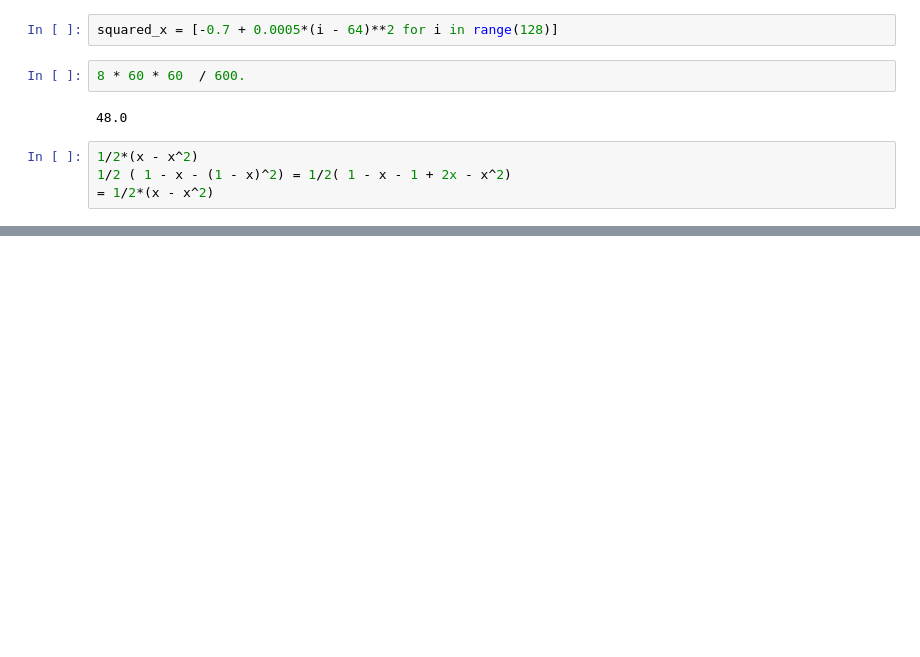
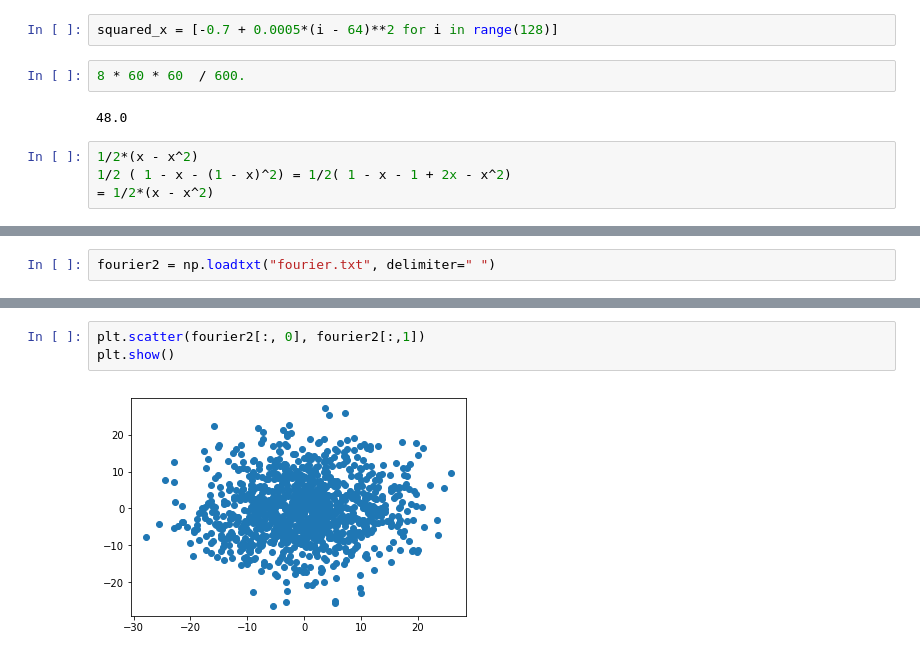
Before and after one commit to daniellengyel/Competitive-Erosion, a Jupyter notebook: Visualization.ipynb, the cells around one changed output, grey strips where cells are left out. Drawn from its saved outputs; the diff is of its cells as text; blank space fills up the shorter version.

```diff
--- a/Visualization.ipynb
+++ b/Visualization.ipynb
@@ -162,0 +203,2 @@ squared_x = [-0.7 + 0.0005*(i - 64)**2 for i in range(128)]
+# %%
+fourier2 = np.loadtxt("fourier.txt", delimiter=" ")
@@ -162,0 +214,5 @@ squared_x = [-0.7 + 0.0005*(i - 64)**2 for i in range(128)]
+# %%
+plt.scatter(fourier2[:, 0], fourier2[:,1])
+plt.show()
+# %% [output]
+[figure, added]
```
Also changed, not shown: parts of 10 cells of this notebook, 6 other files.
